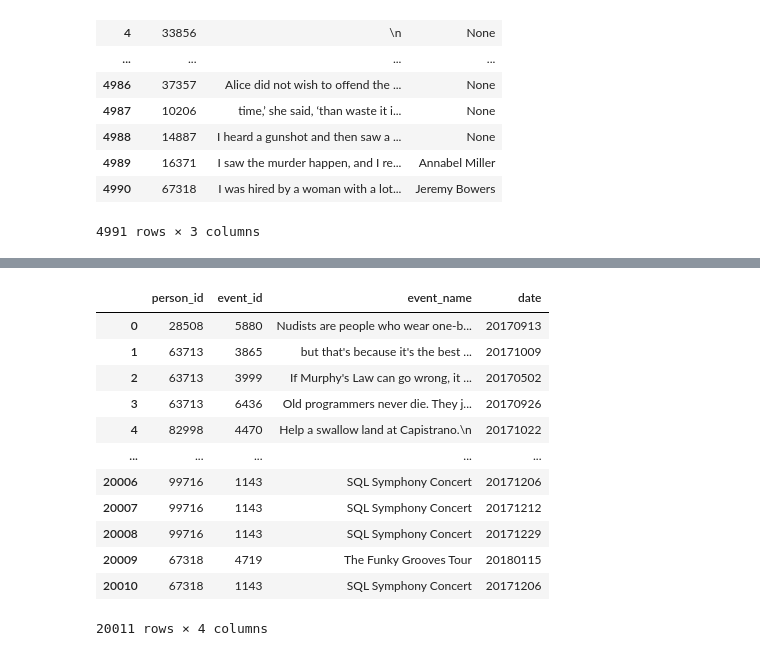
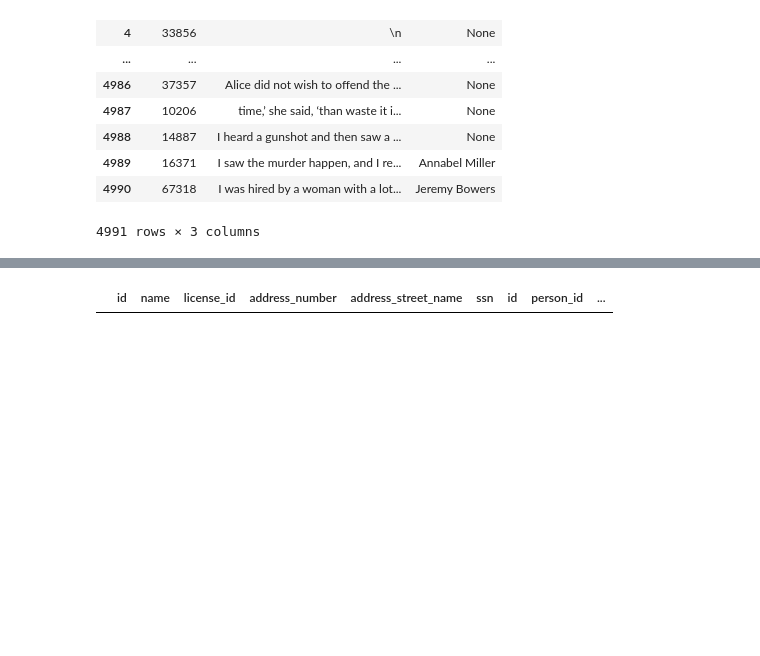
Before and after one commit to BrendzRdgz/TeamChallenge6, a Jupyter notebook: SQL Murder/Parte_I_SQL Game.ipynb, the cells around one changed output, grey strips where cells are left out. Drawn from its saved outputs; the diff is of its cells as text; code cells hidden in the pictures; blank space fills up the shorter version.

Commit message:
Creadas listas y alguna consulta más sobre testigos

```diff
--- a/SQL Murder/Parte_I_SQL Game.ipynb
+++ b/SQL Murder/Parte_I_SQL Game.ipynb
@@ -29,6 +29,8 @@ A crime has taken place and the detective needs your help. The detective gave yo
 
 import pandas as pd
 import sqlite3
+# Imprimirá todo el texto del data Frame
+pd.set_option('display.max_colwidth', None)
 
 # Conectamos con el fichero y creamos cursor
 connection = sqlite3.connect(".\Data\sql-murder-mystery.db")
@@ -158,25 +222,20 @@ df_interview2
 # %%
-# Consultamos Facebook event y lo cruzamos con get fit now member
+# Consultamos pperson dirección Northwestern para encontrar al segundo testigo y averiguar que Facebook event  get fit now member para Annabel Miller
 consulta_sql2 = '''
 SELECT *
-FROM facebook_event_checkin AS f
+FROM person as p
+INNER JOIN get_fit_now_member as g
+ON p.id = g.id
+INNER JOIN  facebook_event_checkin AS f
+ON g.person_id = f.person_id
+WHERE address_street_name='Northwestern Dr'
 
 '''
 
 # Ejecutar la consulta
 df_face = sql_query(consulta_sql2)
 df_face
+
+#Hallazgo: ¿?
 # %% [output]
-|  | person_id | event_id | event_name | date |
-| 0 | 28508 | 5880 | Nudists are people who wear one-b... | 20170913 |
-| 1 | 63713 | 3865 | but that's because it's the best ... | 20171009 |
-| 2 | 63713 | 3999 | If Murphy's Law can go wrong, it ... | 20170502 |
-| 3 | 63713 | 6436 | Old programmers never die. They j... | 20170926 |
-| 4 | 82998 | 4470 | Help a swallow land at Capistrano.\n | 20171022 |
-| ... | ... | ... | ... | ... |
-| 20006 | 99716 | 1143 | SQL Symphony Concert | 20171206 |
-| 20007 | 99716 | 1143 | SQL Symphony Concert | 20171212 |
-| 20008 | 99716 | 1143 | SQL Symphony Concert | 20171229 |
-| 20009 | 67318 | 4719 | The Funky Grooves Tour | 20180115 |
-| 20010 | 67318 | 1143 | SQL Symphony Concert | 20171206 |
+|  | id | name | license_id | address_number | address_street_name | ssn | id | person_id | ... |
-20011 rows × 4 columns
```
Also changed, not shown: parts of 6 cells of this notebook.
